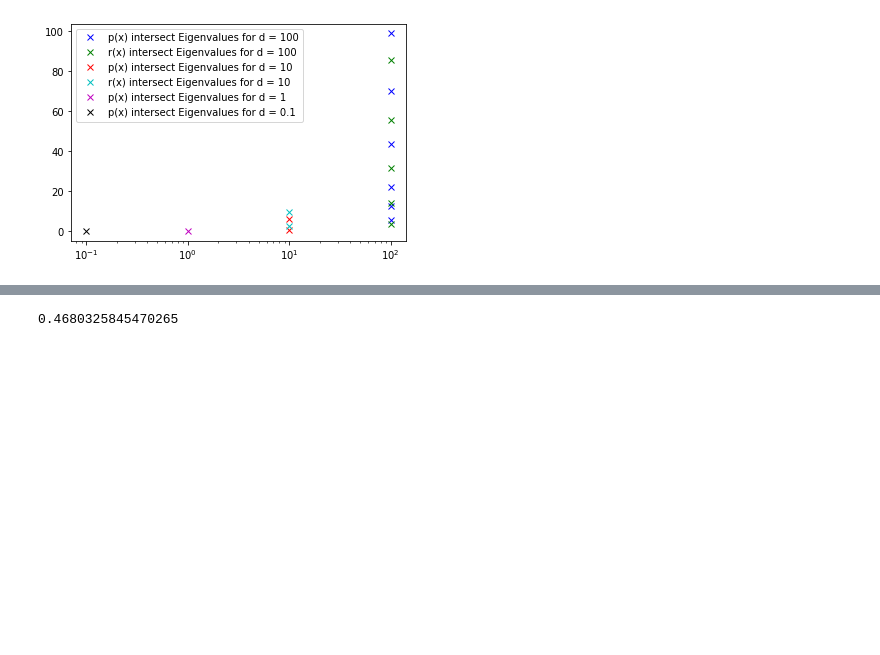
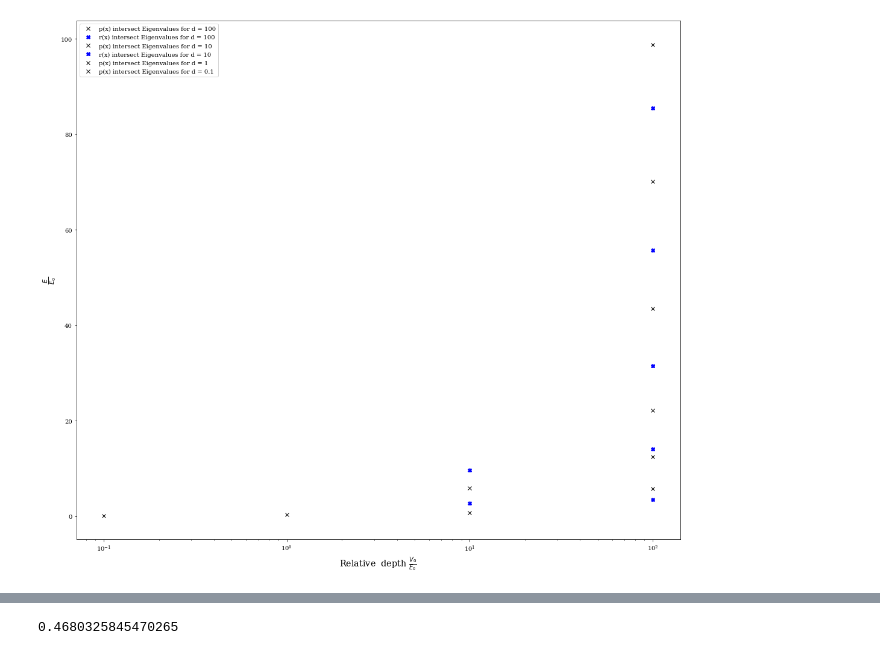
Before and after one commit to AntonGashi/QuantumWellsLab, a Jupyter notebook: Quantum Wells Lab.ipynb, the cells around one changed output, grey strips where cells are left out. Drawn from its saved outputs; the diff is of its cells as text; code cells hidden in the pictures; blank space fills up the shorter version.

```diff
--- a/Quantum Wells Lab.ipynb
+++ b/Quantum Wells Lab.ipynb
@@ -40,10 +70,14 @@ plt.show()
 
 h = 6.63e-34
 m_0 = 9.11e-31
-a = np.linspace(1e-10,1e-9)
+a = np.linspace(1e-10,1e-9,10000)
 m_e = 0.06*m_0
 E_0 = (h**2)/(8*m_e*(a**2))/1.6e-17
-
-plt.plot(a,E_0)
+plt.rcParams["font.family"] = "serif"
+plt.plot(a,E_0,'k')
+plt.xlabel(r'Well width (m)',fontsize='x-large')
+plt.ylabel(r'Energy (eV)',fontsize='x-large')
+plt.xlim(1e-10,1e-9)
+plt.savefig(r'C:\Users\anton\OneDrive\Desktop\UNI\Third Year\PH 390 Experimental Physics\QW Lab\savefig\question3i.jpeg',dpi=500)
 plt.show()
 # %% [output]
@@ -142,31 +194,48 @@ Intersections between q(x), p(x):  [0.44776116]
 # %%
+solution_p_100 = np.array([3.7975988,5.53801002,7.40111985,10.35911277,13.15784714,15.61733091])
+solution_r_100 = np.array([2.95250556,5.89825497,8.82796896,11.72379473,14.52734915])
+
+solution_p_10 = np.array([1.30496504,3.83145164])
+solution_r_10 = np.array([2.59249957,4.88954786])
+
+solution_p_1 = np.array([0.93401379])
+
+solution_p_01 = np.array([0.44776116])
+
+
+
 E0p_100 = (4*(solution_p_100)**2)/(np.pi**2)
 E0r_100 = (4*(solution_r_100)**2)/(np.pi**2)
 array_p100 = np.array([100,100,100,100,100,100])
 array_r100 = np.array([100,100,100,100,100])
 
 E0p_10 = (4*(solution_p_10)**2)/(np.pi**2)
 E0r_10 = (4*(solution_r_10)**2)/(np.pi**2)
 array_p10 = np.array([10,10])
 array_r10 = np.array([10,10])
 
 E0p_1 = (4*(solution_p_1)**2)/(np.pi**2)
 array_p1 = 1
 
 E0p_01 = (4*(solution_p_01)**2)/(np.pi**2)
 array_p01 = 0.1
+plt.rcParams["font.family"] = "serif"
+plt.plot(array_p100,E0p_100,'x',color='k',label='p(x) intersect Eigenvalues for d = 100')
+plt.plot(array_r100,E0r_100,'X',color='b',label='r(x) intersect Eigenvalues for d = 100')
 
-plt.plot(array_p100,E0p_100,'x',color='b',label='p(x) intersect Eigenvalues for d = 100')
-plt.plot(array_r100,E0r_100,'x',color='g',label='r(x) intersect Eigenvalues for d = 100')
+plt.plot(array_p10,E0p_10,'x',color='k',label='p(x) intersect Eigenvalues for d = 10')
+plt.plot(array_r10,E0r_10,'X',color='b',label='r(x) intersect Eigenvalues for d = 10')
 
-plt.plot(array_p10,E0p_10,'x',color='r',label='p(x) intersect Eigenvalues for d = 10')
-plt.plot(array_r10,E0r_10,'x',color='c',label='r(x) intersect Eigenvalues for d = 10')
-
-plt.plot(array_p1,E0p_1,'x',color='m',label='p(x) intersect Eigenvalues for d = 1')
+plt.plot(array_p1,E0p_1,'x',color='k',label='p(x) intersect Eigenvalues for d = 1')
 
 plt.plot(array_p01,E0p_01,'x',color='k',label='p(x) intersect Eigenvalues for d = 0.1')
 plt.xscale('log')
+plt.rcParams["figure.figsize"] = (15,13)
+plt.xlabel(r'Relative  depth $\frac{V_0}{E_0}$',fontsize='x-large')
+plt.ylabel(r'$\frac{E}{E_0}$',fontsize='x-large')
+plt.tight_layout()
 plt.legend()
+plt.savefig(r'C:\Users\anton\OneDrive\Desktop\UNI\Third Year\PH 390 Experimental Physics\QW Lab\savefig\question3ii2.jpeg',dpi=500)
 plt.show()
 # %% [output]
-[figure, old version]
+[figure, new version]
```
Also changed, not shown: parts of 7 cells of this notebook.
